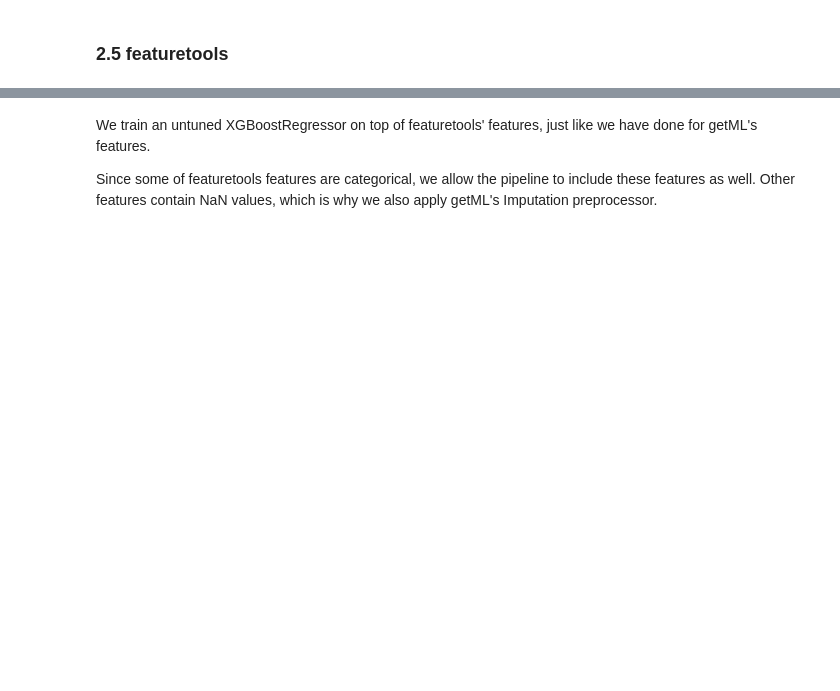
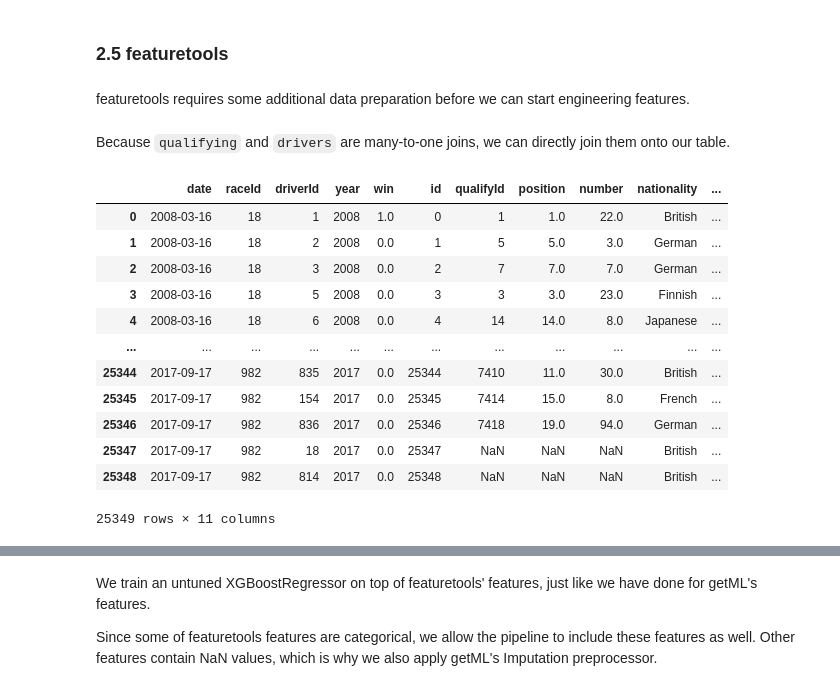
Before and after one commit to getml/getml-demo, a Jupyter notebook: formula1.ipynb, the cells around one changed output, grey strips where cells are left out. Cells and saved outputs as stored; diff of their text form; code cells hidden in the pictures; blank space fills up the shorter version.

```diff
--- a/formula1.ipynb
+++ b/formula1.ipynb
@@ -661,5 +676,7 @@ FastProp: Building features...
 # %% [markdown]
 ### 2.5 featuretools
+# %% [markdown]
+featuretools requires some additional data preparation before we can start engineering features.
 # %%
-population_train_pd = star_schema.train.population.to_pandas()
-population_test_pd = star_schema.test.population.to_pandas()
+population_train_pd = star_schema.train.population.drop(["position"]).to_pandas()
+population_test_pd = star_schema.test.population.drop(["position"]).to_pandas()
@@ -670,9 +683,38 @@ businesses_pd = businesses.drop(businesses.unused_names).to_pandas()
+# %%
+driver_standings_pd = driver_standings.drop(driver_standings.unused_names).to_pandas()
+lap_times_pd = lap_times.drop(lap_times.unused_names).to_pandas()
+pit_stops_pd = pit_stops.drop(pit_stops.unused_names).to_pandas()
+qualifying_pd = qualifying.drop(qualifying.unused_names).to_pandas()
+drivers_pd = drivers.drop(drivers.unused_names).to_pandas()
+# %% [markdown]
+Because `qualifying` and `drivers` are many-to-one joins, we can directly join them onto our table.
 # %%
 population_train_pd["id"] = population_train_pd.index
 
 population_train_pd = population_train_pd.merge(
-    businesses_pd,
-    on="business_id"
+    qualifying_pd,
+    on=["driverId", "raceId"],
+    how="left",
+)
+
+population_train_pd = population_train_pd.merge(
+    drivers_pd,
+    on=["driverId"],
+    how="left",
 )
 
 population_train_pd
+# %% [output]
+|  | date | raceId | driverId | year | win | id | qualifyId | position | number | nationality | ... |
+| 0 | 2008-03-16 | 18 | 1 | 2008 | 1.0 | 0 | 1 | 1.0 | 22.0 | British | ... |
+| 1 | 2008-03-16 | 18 | 2 | 2008 | 0.0 | 1 | 5 | 5.0 | 3.0 | German | ... |
+| 2 | 2008-03-16 | 18 | 3 | 2008 | 0.0 | 2 | 7 | 7.0 | 7.0 | German | ... |
+| 3 | 2008-03-16 | 18 | 5 | 2008 | 0.0 | 3 | 3 | 3.0 | 23.0 | Finnish | ... |
+| 4 | 2008-03-16 | 18 | 6 | 2008 | 0.0 | 4 | 14 | 14.0 | 8.0 | Japanese | ... |
+| ... | ... | ... | ... | ... | ... | ... | ... | ... | ... | ... | ... |
+| 25344 | 2017-09-17 | 982 | 835 | 2017 | 0.0 | 25344 | 7410 | 11.0 | 30.0 | British | ... |
+| 25345 | 2017-09-17 | 982 | 154 | 2017 | 0.0 | 25345 | 7414 | 15.0 | 8.0 | French | ... |
+| 25346 | 2017-09-17 | 982 | 836 | 2017 | 0.0 | 25346 | 7418 | 19.0 | 94.0 | German | ... |
+| 25347 | 2017-09-17 | 982 | 18 | 2017 | 0.0 | 25347 | NaN | NaN | NaN | British | ... |
+| 25348 | 2017-09-17 | 982 | 814 | 2017 | 0.0 | 25348 | NaN | NaN | NaN | British | ... |
+25349 rows × 11 columns
```
Also changed, not shown: parts of 46 cells of this notebook.
